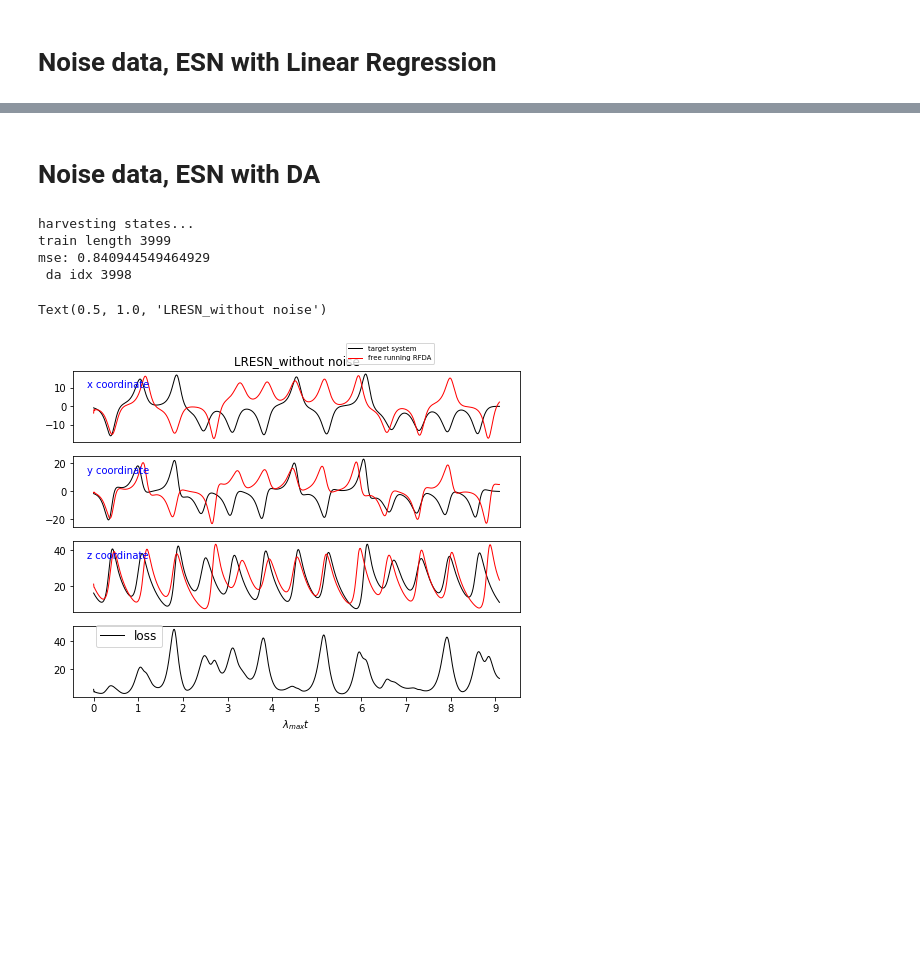
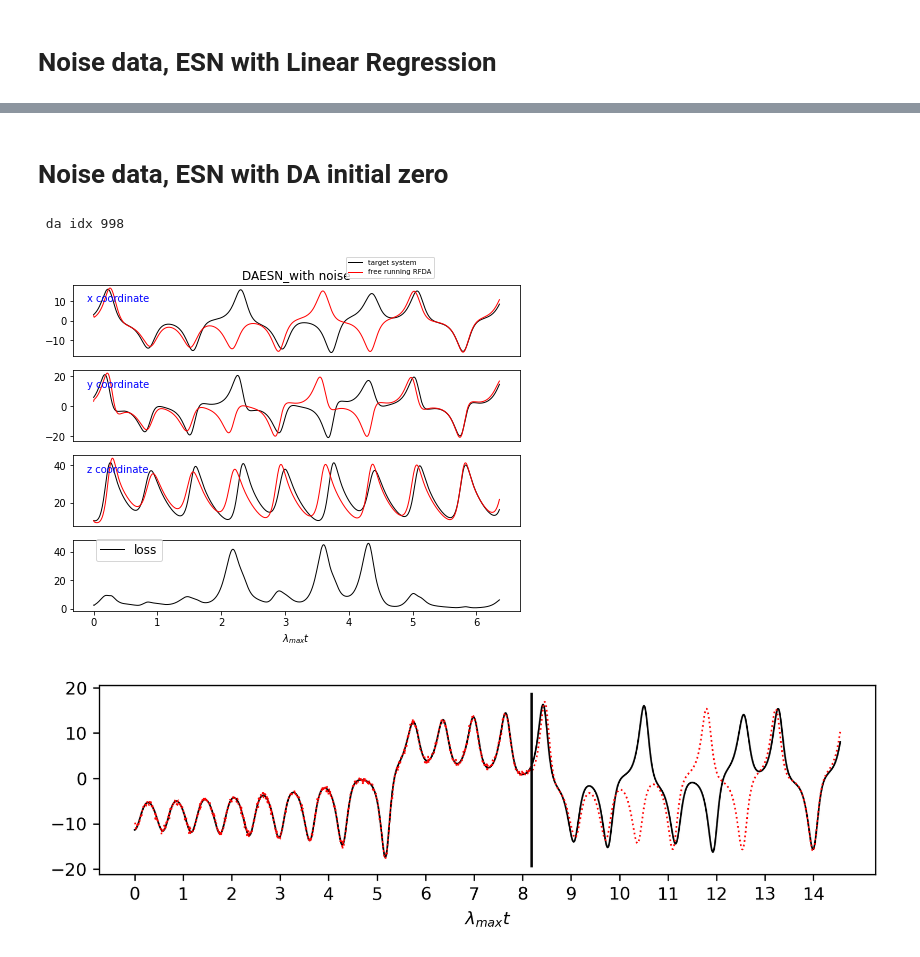
Before and after one commit to lepodl/reservoir_computing, a Jupyter notebook: Learn_functions/Test_ESN.ipynb, the cells around one changed output, grey strips where cells are left out. Cells and saved outputs as stored; diff of their text form; code cells hidden in the pictures; blank space fills up the shorter version.

```diff
--- a/Learn_functions/Test_ESN.ipynb
+++ b/Learn_functions/Test_ESN.ipynb
@@ -128,10 +128,10 @@ Text(0.5, 1.0, 'LRESN_without noise')
 dt = 0.01
 model = lorenz(10., 28., 8 / 3, dt)
 states = model.propagate(80, 10)
-train_data = states[:, :4000]
-model = lorenz(10., 28., 8 / 3, dt, 4)
-states = model.propagate(40, 10)
-test_data = states[:, -2000:]
+train_data = states[:, :1100]
+# model = lorenz(10., 28., 8 / 3, dt, 4)
+# states = model.propagate(40, 10)
+test_data = states[:, 1100:]
 del states
 
 esn = Esn(n_inputs=3,
@@ -141,18 +141,19 @@ esn = Esn(n_inputs=3,
           spectral_radius=0.148,
           random_state=None,
           sparsity=0.4,
+          washout=100,
           silent=False)
 
 test_inputs, test_targets = test_data[:, :], test_data[:, 1:]
 test_length = 1000
 assert test_targets.shape[1]>test_length
 test_targets = test_targets[:, :test_length]
-esn.fit_da(train_data, None, ensembles=100, eta=1e-4, gamma=1000.)
+esn.fit_da(train_data, None, ensembles=100, eta=1e-4, gamma=1000., initial_zero=True)
 prediction = esn.forward(test_inputs[:, 0], n_iteration=test_length)
 error = mse(test_targets, prediction)
 
 lyapunov_exp = 0.91
-max_time_unit = int(test_length * dt / lyapunov_exp)
+max_time_unit = int(test_length * dt * lyapunov_exp) + 1
 time_ticks = [l / lyapunov_exp / dt for l in range(max_time_unit)]
 fig, ax = plt.subplots(4, 1, figsize=(8, 6))
 ax = ax.flatten()
@@ -239,14 +253,15 @@ Text(0.5, 1.0, 'LRESN_with noise')
 # %% [markdown]
-# Noise data, ESN with DA
+# Noise data, ESN with DA initial zero
 # %%
 dt = 0.01
+train_len = 1000
 model = lorenz(10., 28., 8 / 3, dt)
 states = model.propagate(80, 10)
-train_data = states[:, :4000]
-model = lorenz(10., 28., 8 / 3, dt, 4)
-states = model.propagate(40, 10)
-test_data = states[:, -2000:]
-del states
+train_data = states[:, :train_len]
+# model = lorenz(10., 28., 8 / 3, dt, 4)
+# states = model.propagate(40, 10)
+test_data = states[:, train_len:]
+
 
 esn = Esn(n_inputs=3,
           n_outputs=3,
@@ -254,41 +269,54 @@ esn = Esn(n_inputs=3,
           leaky_rate=0.987,
           spectral_radius=0.148,
           random_state=None,
           sparsity=0.4,
           silent=False)
 eta = 0.2
-train_data = train_data + np.random.multivariate_normal(np.zeros(3), np.eye(3) * eta, size=4000).T
+train_data = train_data + np.random.multivariate_normal(np.zeros(3), np.eye(3) * eta, size=train_len).T
 test_inputs, test_targets = test_data[:, :], test_data[:, 1:]
-test_length = 1000
+test_length = 700
 assert test_targets.shape[1]>test_length
 test_targets = test_targets[:, :test_length]
-esn.fit_da(train_data, None, ensembles=100, eta=0.2, gamma=1000.)
+prediction_train = esn.fit_da(train_data, None, ensembles=300, eta=0.2, gamma=1000., initial_zero=True)
 prediction = esn.forward(test_inputs[:, 0], n_iteration=test_length)
 error = mse(test_targets, prediction)
 
 lyapunov_exp = 0.91
-max_time_unit = int(test_length * dt / lyapunov_exp)
+max_time_unit = int(test_length * dt * lyapunov_exp) + 1
 time_ticks = [l / lyapunov_exp / dt for l in range(max_time_unit)]
 fig, ax = plt.subplots(4, 1, figsize=(8, 6))
 ax = ax.flatten()
 coords = ["x coordinate", "y coordinate", "z coordinate"]
 loss = loss_func(test_targets, prediction)
 for i in range(3):
     ax[i].plot(range(test_length), test_targets[i, :], 'k', lw=1, label="target system")
     ax[i].plot(range(test_length), prediction[i, :], 'r', lw=1, label="free running RFDA")
     ax[i].set_xticks([])
     ax[i].text(0.1, 0.8, coords[i], fontsize=10, ha='center', va='center', color='b', transform=ax[i].transAxes)
 ax[3].plot(range(test_length), loss, 'k', lw=1, label="loss")
 ax[3].legend(loc=(0.05, 0.7), fontsize=12)
 ax[0].legend(loc=(0.61, 1.1), fontsize='x-small')
 ax[3].set_xticks(time_ticks)
 ax[3].set_xticklabels(np.arange(max_time_unit))
 ax[3].set_xlabel('$ \lambda_{max}t $')
-ax[0].set_title("LRESN_without noise")
+ax[0].set_title("DAESN_with noise")
+
+fig2 = plt.figure(figsize=(8, 2), dpi=300)
+ax2 = fig2.gca()
+total_time = train_len + test_length - 100
+max_time_unit = int(total_time * dt * lyapunov_exp) + 1
+time_ticks = [l / lyapunov_exp / dt for l in range(max_time_unit)]
+prediction_all = np.concatenate([prediction_train, prediction], axis=1)
+ax2.plot(range(total_time), states[0, 100:total_time+100], 'k', lw=1, label="ground truth")
+ax2.plot(range(1, total_time), prediction_all[0, :-1], 'r:', lw=1, label="prediction")
+lo, hi = ax2.get_ylim()
+ax2.plot([train_len-100, train_len-100], [lo+np.spacing(1), hi-np.spacing(1)], 'k')
+# ax2.legend(loc=(0.75, 0.7), fontsize=12)
+ax2.set_xticks(time_ticks)
+ax2.set_xticklabels(np.arange(max_time_unit))
+ax2.set_xlabel('$ \lambda_{max}t $')
+fig2.savefig("fig/noise_ESNDA_unbiased.eps")
 # %% [output]
-harvesting states...
-train length 3999
-mse: 0.840944549464929
- da idx 3998
+ da idx 998
-Text(0.5, 1.0, 'LRESN_without noise')
-[figure, old version]
+[figure, new version]
+[figure, added]
```
Also changed, not shown: parts of 6 cells of this notebook, 3 other files.
